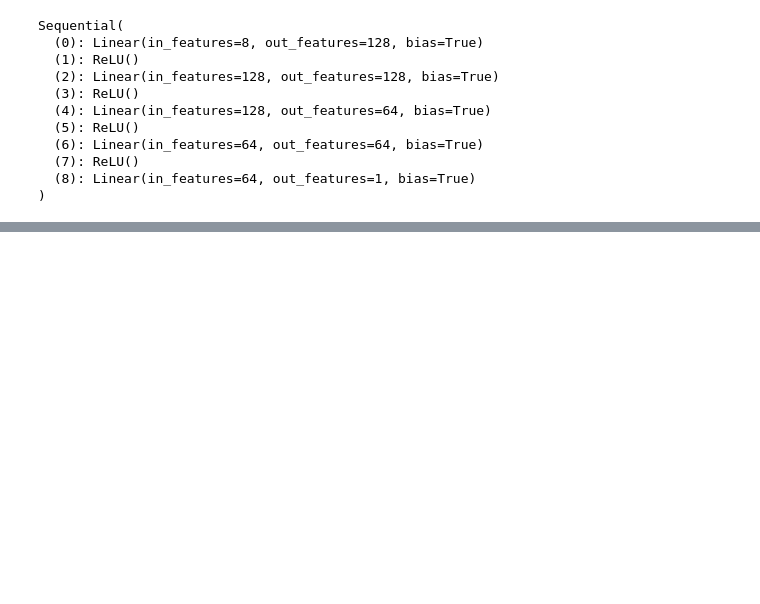
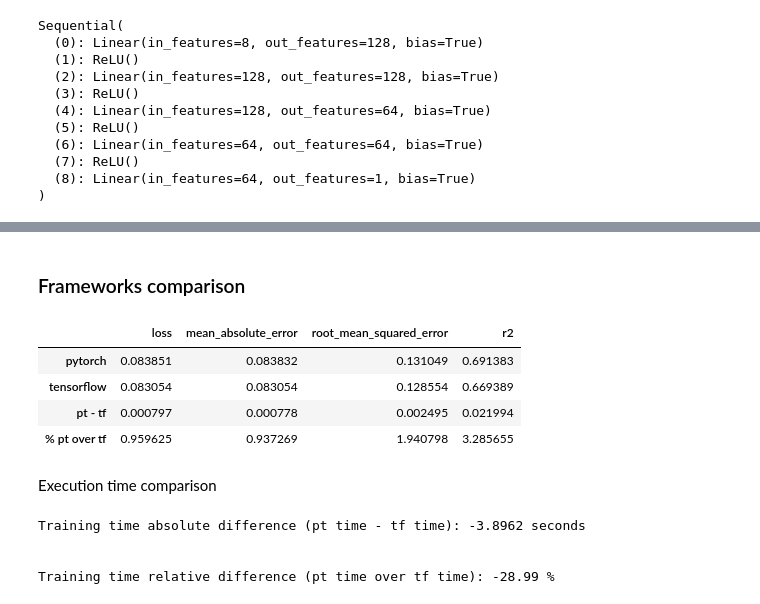
Before and after one commit to MatteoMagnini/phd-courses-comparative-introduction-deep-learning-frameworks, a Jupyter notebook: pytorch-tensorflow-technologies.ipynb, the cells around one changed output, grey strips where cells are left out. Drawn from its saved outputs; the diff is of its cells as text; code cells hidden in the pictures; blank space fills up the shorter version.

Commit message:
feat: tensorflow and comparison complete

```diff
--- a/pytorch-tensorflow-technologies.ipynb
+++ b/pytorch-tensorflow-technologies.ipynb
@@ -229,0 +250,5 @@ TODO
+# %%
+set_random_seed(SEED)
+tensorflow_net = create_tensorflow_net(test_x.shape[1], NEURONS_PER_LAYER)
+tensorflow_net.compile(optimizer="adam", loss="mean_absolute_error", metrics="mean_absolute_error")
+tensorflow_net.summary()
@@ -229,0 +280,5 @@ TODO
+# %%
+tensorflow_computation_time = time.time()
+tensorflow_net.fit(train_x, train_y, batch_size=BATCH_SIZE, epochs=EPOCHS, verbose=0)
+tensorflow_computation_time = time.time() - tensorflow_computation_time
+print(f"\nTraining time: {tensorflow_computation_time: > 0.4f} seconds\n")
@@ -229,0 +290,9 @@ TODO
+# %%
+def r2(y_true, y_pred):
+  residual = tf.reduce_sum(tf.square(tf.subtract(y_true, y_pred)))
+  total = tf.reduce_sum(tf.square(tf.subtract(y_true, tf.reduce_mean(y_true))))
+  return tf.subtract(1.0, tf.divide(residual, total))
+
+
+def rmse(y_true, y_pred):
+    return tf.sqrt(tf.reduce_mean((y_true - y_pred)**2))
@@ -229,0 +301,4 @@ TODO
+# %%
+tensorflow_net.compile(optimizer="adam", loss="mean_absolute_error", metrics=["mean_absolute_error", rmse, r2])
+tf_loss, tf_mae, tf_rmse, tf_r2 = tensorflow_net.evaluate(test_x, test_y)
+print(f"\nTest Error:\n loss: {tf_loss: > 0.4f}, mae: {tf_mae: > 0.4f}, rmse: {tf_rmse: > 0.4f}, R2: {tf_r2: > 0.4f}")
@@ -229,0 +310,26 @@ TODO
+# %% [markdown]
+### Frameworks comparison
+# %%
+comparison = pd.DataFrame([[pytorch_loss, pytorch_mae, pytorch_rmse, pytorch_r2],
+                           [tf_loss, tf_mae, tf_rmse, tf_r2],
+                           [pytorch_loss - tf_loss, pytorch_mae - tf_mae, pytorch_rmse - tf_rmse, pytorch_r2 - tf_r2],
+                           [(pytorch_loss/tf_loss - 1) * 100, (pytorch_mae/tf_mae - 1) * 100, (pytorch_rmse/tf_rmse - 1) * 100 , (pytorch_r2/tf_r2 - 1) * 100]])
+comparison.columns = ["loss", "mean_absolute_error", "root_mean_squared_error", "r2"]
+comparison.index = ["pytorch", "tensorflow", "pt - tf", "% pt over tf"]
+comparison
+# %% [output]
+|  | loss | mean_absolute_error | root_mean_squared_error | r2 |
+| pytorch | 0.083851 | 0.083832 | 0.131049 | 0.691383 |
+| tensorflow | 0.083054 | 0.083054 | 0.128554 | 0.669389 |
+| pt - tf | 0.000797 | 0.000778 | 0.002495 | 0.021994 |
+| % pt over tf | 0.959625 | 0.937269 | 1.940798 | 3.285655 |
+# %% [markdown]
+Execution time comparison
+# %%
+print(f"\nTraining time absolute difference (pt time - tf time): {pytorch_computation_time - tensorflow_computation_time: > 0.4f} seconds\n")
+print(f"\nTraining time relative difference (pt time over tf time): {(pytorch_computation_time/tensorflow_computation_time - 1) * 100: > 0.2f} %\n")
+# %% [output]
+Training time absolute difference (pt time - tf time): -3.8962 seconds
+
+
+Training time relative difference (pt time over tf time): -28.99 %
```
Also changed, not shown: parts of 27 cells of this notebook, 1 other file.
